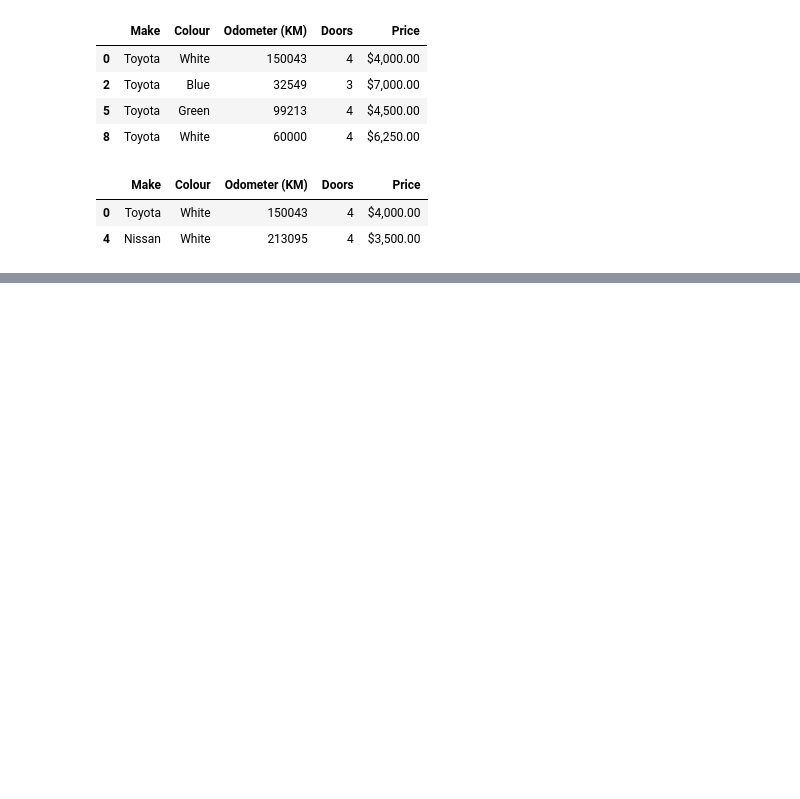
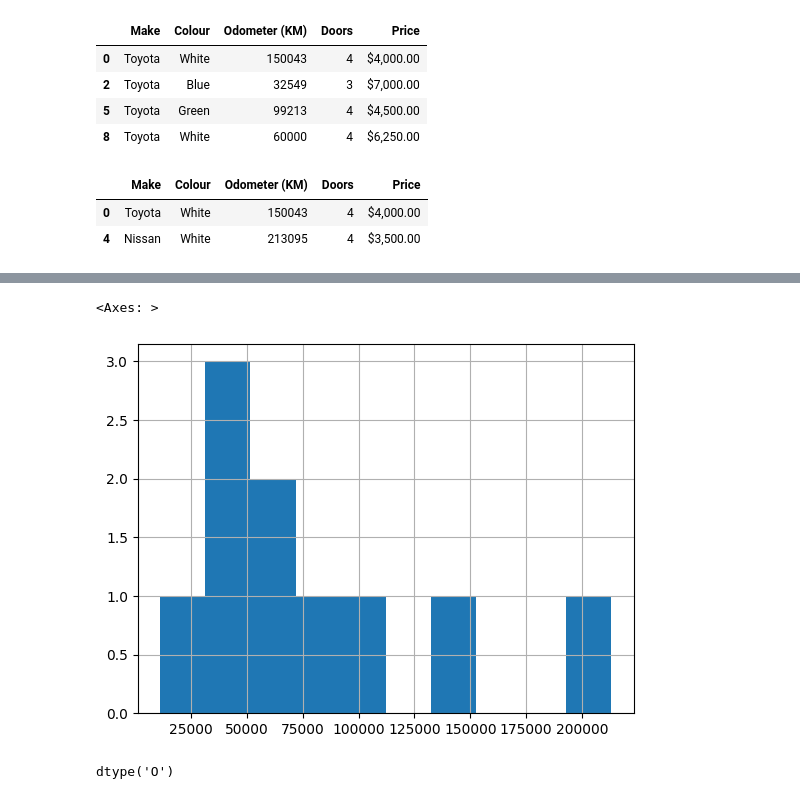
Before and after one commit to drpetros11111/DFSc_AZ, a Jupyter notebook: Pantas1.ipynb, the cells around one changed output, grey strips where cells are left out. Drawn from its saved outputs; the diff is of its cells as text; code cells hidden in the pictures; blank space fills up the shorter version.

```diff
--- a/Pantas1.ipynb
+++ b/Pantas1.ipynb
@@ -242,0 +266,9 @@ dfc[dfc["Odometer (KM)"] > 100000]
+# %%
+dfc["Odometer (KM)"].hist()
+# %% [output]
+<Axes: >
+[figure, added]
+# %%
+dfc["Price"].dtypes
+# %% [output]
+dtype('O')
```
Also changed, not shown: parts of 7 cells of this notebook.
